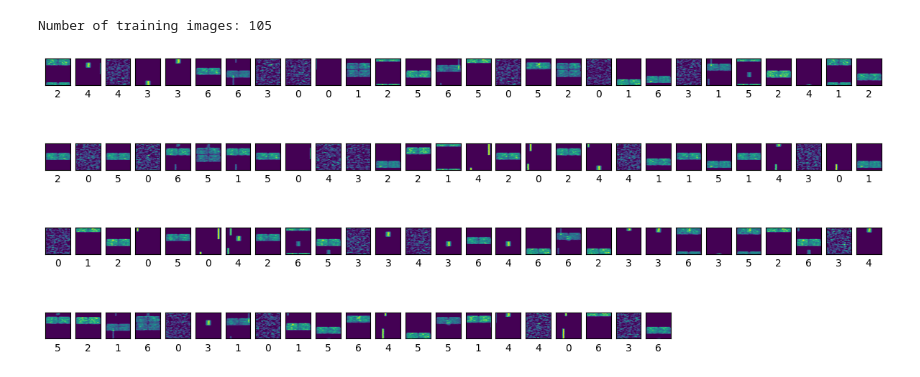
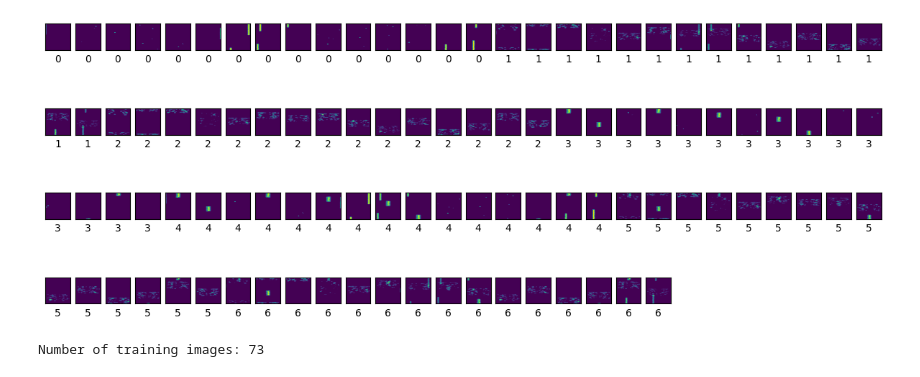
Before and after one commit to sds100/TinyMLSpectrumSensing, a Jupyter notebook: cnn.ipynb, the cells around one changed output. Drawn from its saved outputs; the diff is of its cells as text; code cells hidden in the pictures.

```diff
--- a/cnn.ipynb
+++ b/cnn.ipynb
@@ -53,52 +55,69 @@ fs = 20000000  # 20MHz
 
 spectrograms: Dict[str, Spectrogram] = {key: create_spectrogram(frame, fs) for key, frame in data_frames.items()}
 
-np.random.seed(42)
-
-training_data: [(int, npt.NDArray[npt.NDArray[np.float32]])] = []
-
 downsample_resolution = 60
 
 K = 3
 L = 4
 D = 1
+
+color_depth = 256
+
+x_train_augmented: [npt.NDArray[npt.NDArray[np.float32]]] = []
+x_train_painted: [npt.NDArray[npt.NDArray[np.float32]]] = []
+labels: [np.uint8] = []
 
 for (class_index, (label, spec)) in enumerate(spectrograms.items()):
     middle: int = len(spec.values) // 2
     start_freq: int = middle - 30
     end_freq: int = middle + 30
 
     spec = take_frequencies(spec, start_freq, end_freq)
 
     slices = split_spectrogram(spec, duration=500)
 
     downsampled_slices = [downsample_spectrogram(s.values, downsample_resolution) for s in slices]
     augmented_slices = [augment_spectrogram(s, K, L, D) for s in downsampled_slices]
 
+    for s in augmented_slices:
+        x_train_augmented.append(digitize_spectrogram(s, color_depth))
+
     painted_slices = [paint_spectrogram(original, augmented) for (original, augmented) in
                       list(zip(downsampled_slices, augmented_slices))]
 
-    digitized_slices = [digitize_spectrogram(s, 256) for s in augmented_slices]
+    for s in painted_slices:
+        x_train_painted.append(digitize_spectrogram(s, color_depth))
 
-    for s in digitized_slices:
-        training_data.append((class_index, s))
-
-training_data = np.array(training_data, dtype=tuple)
-np.random.shuffle(training_data)
-
-print(f"Number of training images: {len(training_data)}")
+    for i in range(len(slices)):
+        labels.append(class_index)
 
 plt.figure(figsize=(15, 15))
-for i in range(len(training_data)):
-    (label, image) = training_data[i]
+for i in range(len(x_train_painted)):
+    image = x_train_painted[i]
     plt.subplot(10, 28, i + 1)
     plt.xticks([])
     plt.yticks([])
     plt.grid(False)
     plt.imshow(image)
-    plt.xlabel(label)
+    plt.xlabel(labels[i])
 plt.show()
+
+x_train_combined = np.stack((x_train_augmented, x_train_painted), axis=3)
+
+x_train, x_test, y_train, y_test = train_test_split(x_train_combined, labels, test_size=0.3, random_state=42)
+
+# for tensorflow it must be uint8 and not a Python int.
+y_train = np.array(y_train, dtype=np.uint8)
+y_test = np.array(y_test, dtype=np.uint8)
+
+x_train_augmented = x_train[:, :, :, 0]
+x_test_augmented = x_test[:, :, :, 0]
+
+x_train_painted = x_train[:, :, :, 1]
+x_test_painted = x_test[:, :, :, 1]
+
+print(f"Number of training images: {len(x_train)}")
 # %% [output]
+[figure, new version]
-Number of training images: 105
+Number of training images: 73
-[figure, old version]
 # %%
```
Also changed, not shown: parts of 5 cells of this notebook, 2 other files.
